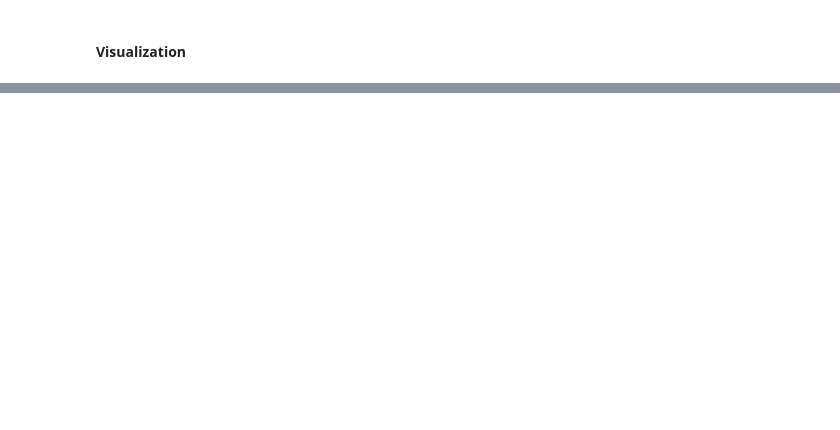
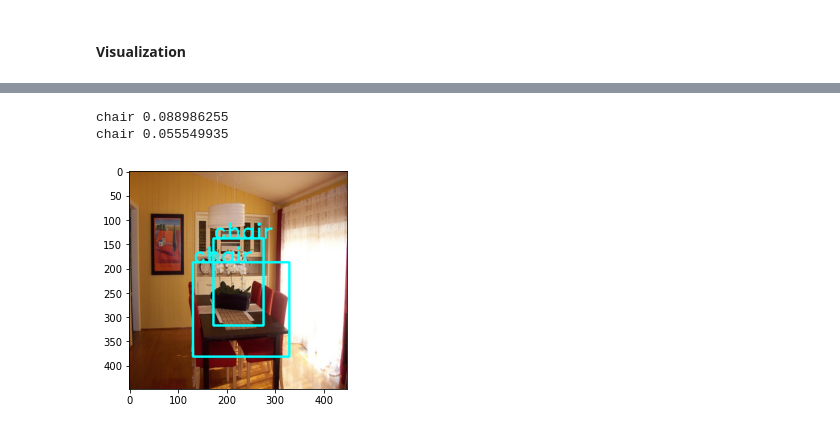
Before and after one commit to NTHU-Deep-Learning-Competition/2023_DataLab_Cup2-CNN_for_Object_Detection, a Jupyter notebook: main.ipynb, the cells around one changed output, grey strips where cells are left out. Saved outputs shown, nothing was run; the diff lists cells and outputs as text; code cells hidden in the pictures; blank space fills up the shorter version.

```diff
--- a/main.ipynb
+++ b/main.ipynb
@@ -558,7 +679,7 @@ train_loss_metric = tf.keras.metrics.Mean(name='loss')
 # %%
 ckpt = tf.train.Checkpoint(epoch=tf.Variable(0), net=YOLO)
 
-manager = tf.train.CheckpointManager(ckpt, './ckpts/YOLO', max_to_keep=3,
+manager = tf.train.CheckpointManager(ckpt, './ckpts/YOLO-ResNet50v2-1e-5', max_to_keep=5,
                                      checkpoint_name='yolo')
 # %%
 @tf.function
@@ -585,7 +706,7 @@ for i in range(EPOCHS):
     train_loss_metric.reset_states()
     ckpt.epoch.assign_add(1)
 
-    for idx, (image, labels, objects_num) in enumerate(dataset):
+    for idx, (image, labels, objects_num) in enumerate(tqdm(dataset)):
         train_step(image, labels, objects_num)
 
     print("{}, Epoch {}: loss {:.2f}".format(datetime.now(), i+1, train_loss_metric.result()))
@@ -601,5 +797,5 @@ After training, we should run testing on the test data images. Since we should o
 # %%
-def process_outputs(outputs):
+def process_outputs_ori(outputs):
     """
     Process YOLO outputs into bounding boxes
     """
@@ -629,12 +825,7 @@ def process_outputs(outputs):
 
     class_num = index[3]
 
-    coordinate = np.reshape(coordinate,
-                            (CELL_SIZE,
-                             CELL_SIZE,
-                             BOXES_PER_CELL,
-                             4))
-
+    coordinate = np.reshape(coordinate, (CELL_SIZE, CELL_SIZE, BOXES_PER_CELL, 4))
     max_coordinate = coordinate[index[0], index[1], index[2], :]
 
     xcenter = max_coordinate[0]
@@ -703,10 +896,17 @@ for img_name, test_img, img_h, img_w in test_dataset:
     batch_num = img_name.shape[0]
     for i in range(batch_num):
         xmin, ymin, xmax, ymax, class_num, conf = process_outputs(prediction_step(test_img[i:i+1]))
-        xmin, ymin, xmax, ymax = xmin*(img_w[i:i+1]/IMAGE_SIZE), ymin*(img_h[i:i+1]/IMAGE_SIZE), xmax*(img_w[i:i+1]/IMAGE_SIZE), ymax*(img_h[i:i+1]/IMAGE_SIZE)
+        # xmin, ymin, xmax, ymax = xmin*(img_w[i:i+1]/IMAGE_SIZE), ymin*(img_h[i:i+1]/IMAGE_SIZE), xmax*(img_w[i:i+1]/IMAGE_SIZE), ymax*(img_h[i:i+1]/IMAGE_SIZE)
 
-        #img filename, xmin, ymin, xmax, ymax, class, confidence
-        output_file.write(img_name[i:i+1].numpy()[0].decode('ascii')+" %d %d %d %d %d %f\n" %(xmin, ymin, xmax, ymax, class_num, conf))
+        for j in range(len(xmin)):
+            xmin[j] = xmin[j] * (img_w[i] / IMAGE_SIZE)
+            ymin[j] = ymin[j] * (img_h[i] / IMAGE_SIZE)
+            xmax[j] = xmax[j] * (img_w[i] / IMAGE_SIZE)
+            ymax[j] = ymax[j] * (img_h[i] / IMAGE_SIZE)
+            output_file.write(img_name[i].numpy().decode('ascii')+" %d %d %d %d %d %f\n" % (xmin[j], ymin[j], xmax[j], ymax[j], class_num[j], conf[j]))
+
+        # #img filename, xmin, ymin, xmax, ymax, class, confidence
+        # output_file.write(img_name[i:i+1].numpy()[0].decode('ascii')+" %d %d %d %d %d %f\n" %(xmin, ymin, xmax, ymax, class_num, conf))
 
 output_file.close()
 # %% [markdown]
@@ -733,17 +941,31 @@ import cv2
 # %%
 np_img = cv2.imread('./VOCdevkit_test/VOC2007/JPEGImages/000006.jpg')
 resized_img = cv2.resize(np_img, (IMAGE_SIZE, IMAGE_SIZE))
 np_img = cv2.cvtColor(resized_img, cv2.COLOR_BGR2RGB)
 resized_img = np_img
 np_img = np_img.astype(np.float32)
 np_img = np_img / 255.0 * 2 - 1
 np_img = np.reshape(np_img, (1, IMAGE_SIZE, IMAGE_SIZE, 3))
 
 y_pred = YOLO(np_img, training=False)
 xmin, ymin, xmax, ymax, class_num, conf = process_outputs(y_pred)
-class_name = classes_name[class_num]
-cv2.rectangle(resized_img, (int(xmin), int(ymin)), (int(xmax), int(ymax)), (0, 255, 255), 3)
-cv2.putText(resized_img, class_name, (0, 200), 2, 1.5, (0, 255, 255), 2)
+for i in range(len(xmin)):
+    class_name = classes_name[class_num[i]]
+    cv2.rectangle(resized_img, (int(xmin[i]), int(ymin[i])), (int(xmax[i]), int(ymax[i])), (0, 255, 255), 3)
+    cv2.putText(resized_img, class_name, (int(xmin[i]), int(ymin[i])), 2, 1.5, (0, 255, 255), 2)
+    if xmin[i] < 0 or ymin[i] < 0 or xmax[i] < 0 or ymax[i] < 0:
+        print(class_name, conf[i], xmin[i], ymin[i], xmax[i], ymax[i], conf[i])
+    else:
+        print(class_name, conf[i])
+
+
+# class_name = classes_name[class_num]
+# cv2.rectangle(resized_img, (int(xmin), int(ymin)), (int(xmax), int(ymax)), (0, 255, 255), 3)
+# cv2.putText(resized_img, class_name, (0, 200), 2, 1.5, (0, 255, 255), 2)
 
 plt.imshow(resized_img)
 plt.show()
+# %% [output]
+chair 0.088986255
+chair 0.055549935
+[figure, added]
```
Also changed, not shown: parts of 28 cells of this notebook, 2 other files.
